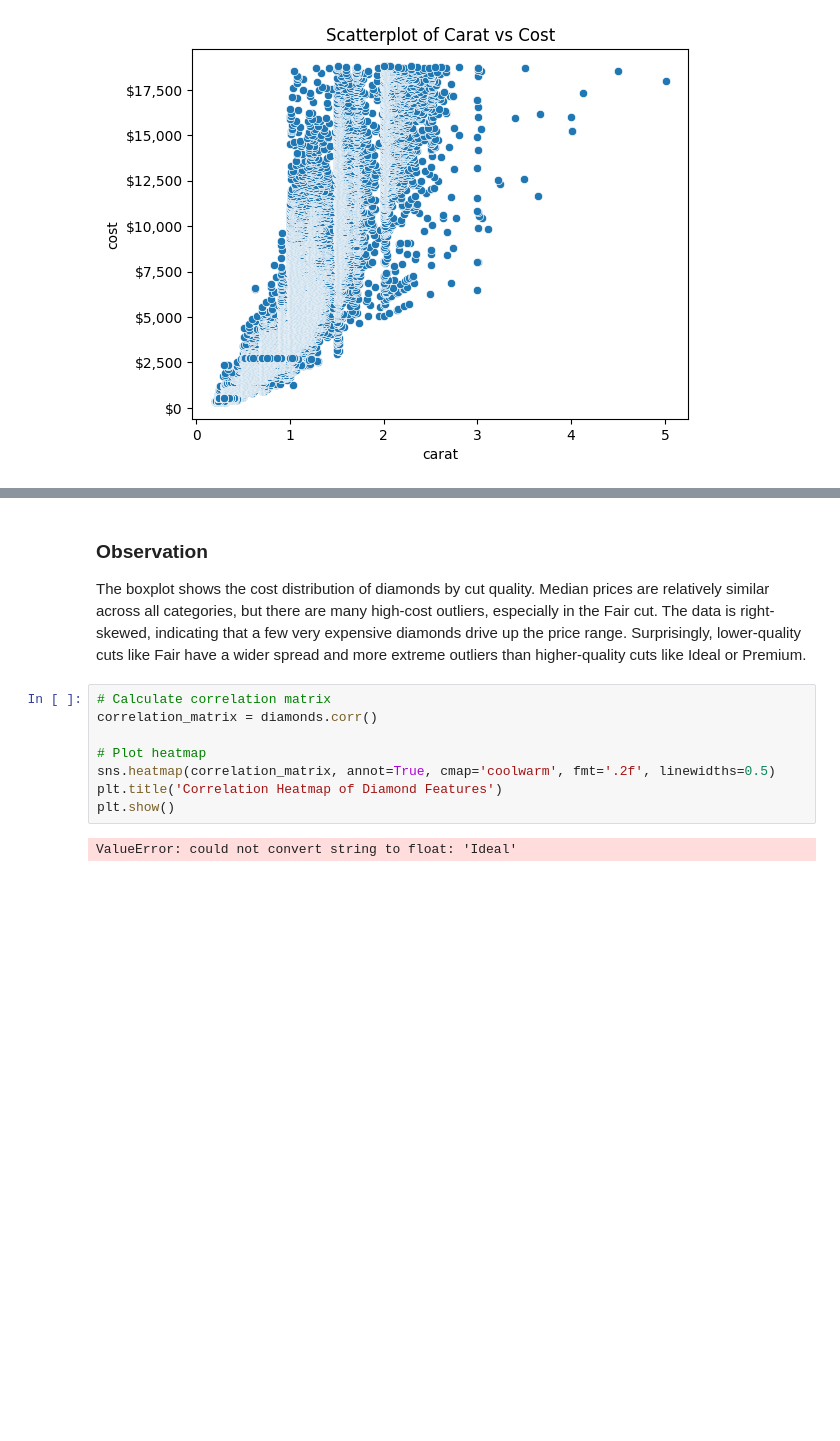
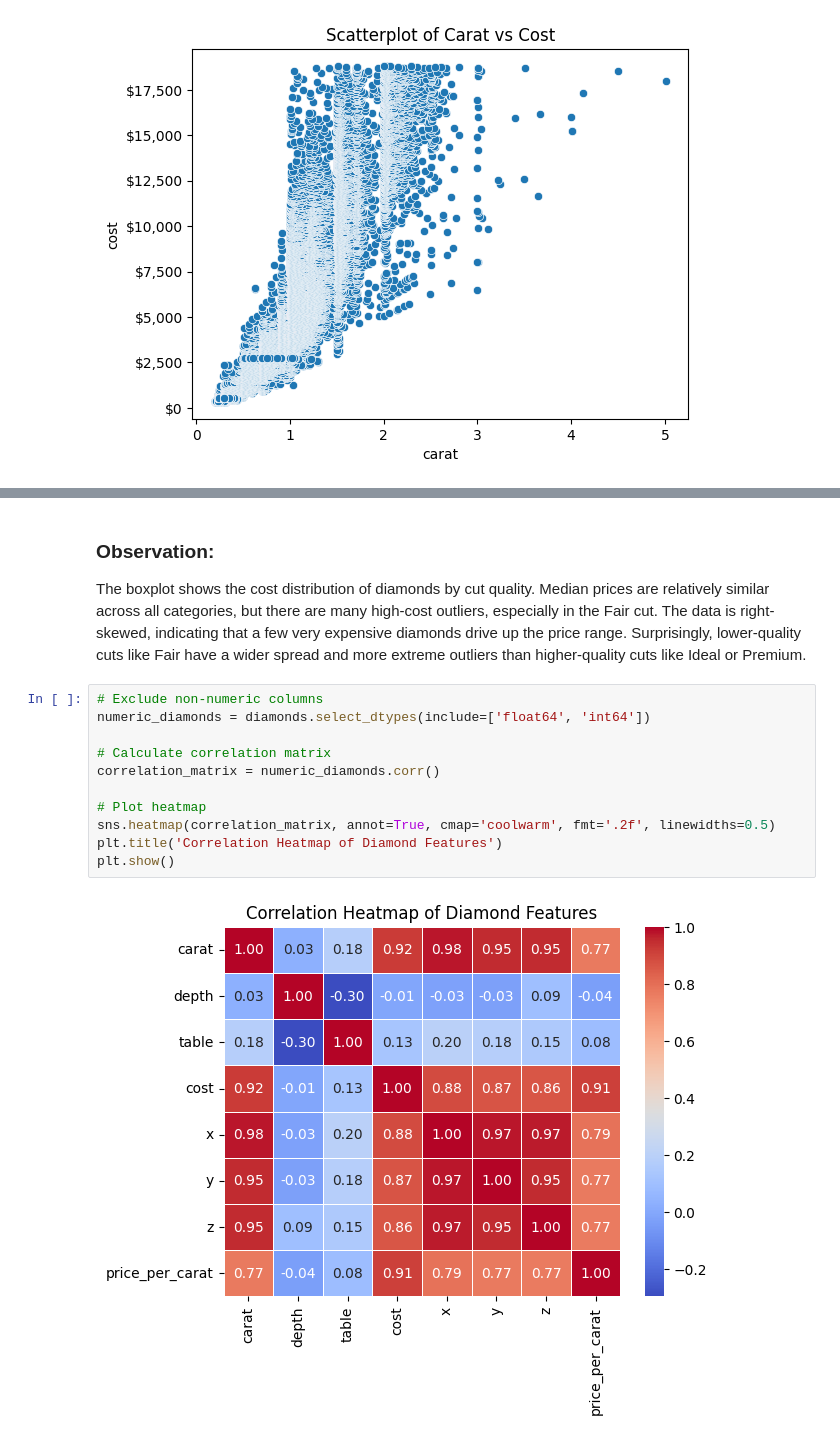
Before and after one commit to SchroderJ-pixel/datafun-06-eda, a Jupyter notebook: schroder-eda.ipynb, the cells around one changed output, grey strips where cells are left out. Saved outputs shown, nothing was run; the diff lists cells and outputs as text; blank space fills up the shorter version.

```diff
--- a/schroder-eda.ipynb
+++ b/schroder-eda.ipynb
@@ -153,13 +170,16 @@ plt.show()
 # %% [markdown]
-### Observation
+### Observation:
 The boxplot shows the cost distribution of diamonds by cut quality. Median prices are relatively similar across all categories, but there are many high-cost outliers, especially in the Fair cut. The data is right-skewed, indicating that a few very expensive diamonds drive up the price range. Surprisingly, lower-quality cuts like Fair have a wider spread and more extreme outliers than higher-quality cuts like Ideal or Premium.
 # %%
+# Exclude non-numeric columns
+numeric_diamonds = diamonds.select_dtypes(include=['float64', 'int64'])
+
 # Calculate correlation matrix
-correlation_matrix = diamonds.corr()
+correlation_matrix = numeric_diamonds.corr()
 
 # Plot heatmap
 sns.heatmap(correlation_matrix, annot=True, cmap='coolwarm', fmt='.2f', linewidths=0.5)
 plt.title('Correlation Heatmap of Diamond Features')
 plt.show()
 # %% [output]
-ValueError: could not convert string to float: 'Ideal'
+[figure, added]
```
Also changed, not shown: parts of 7 cells of this notebook.
